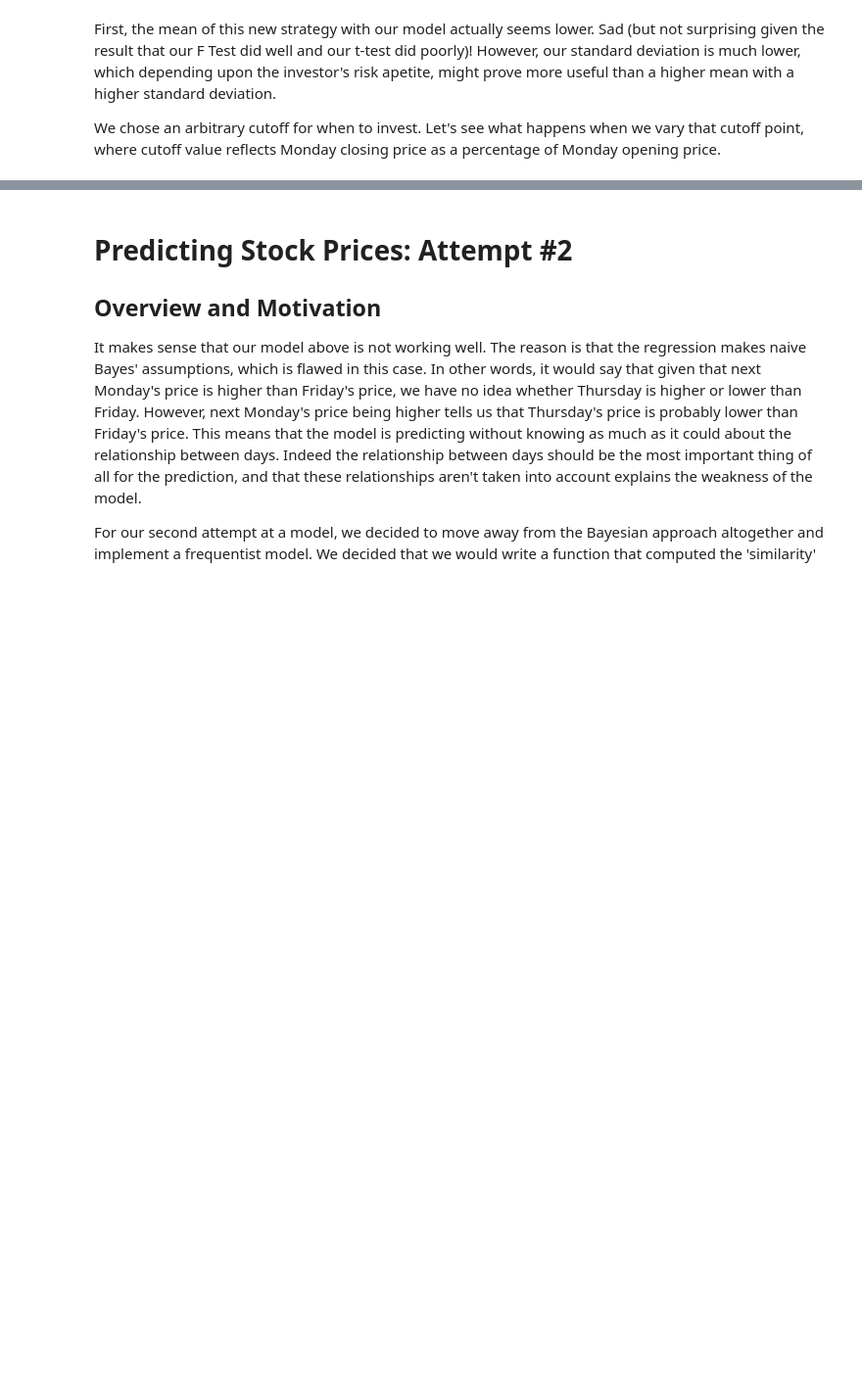
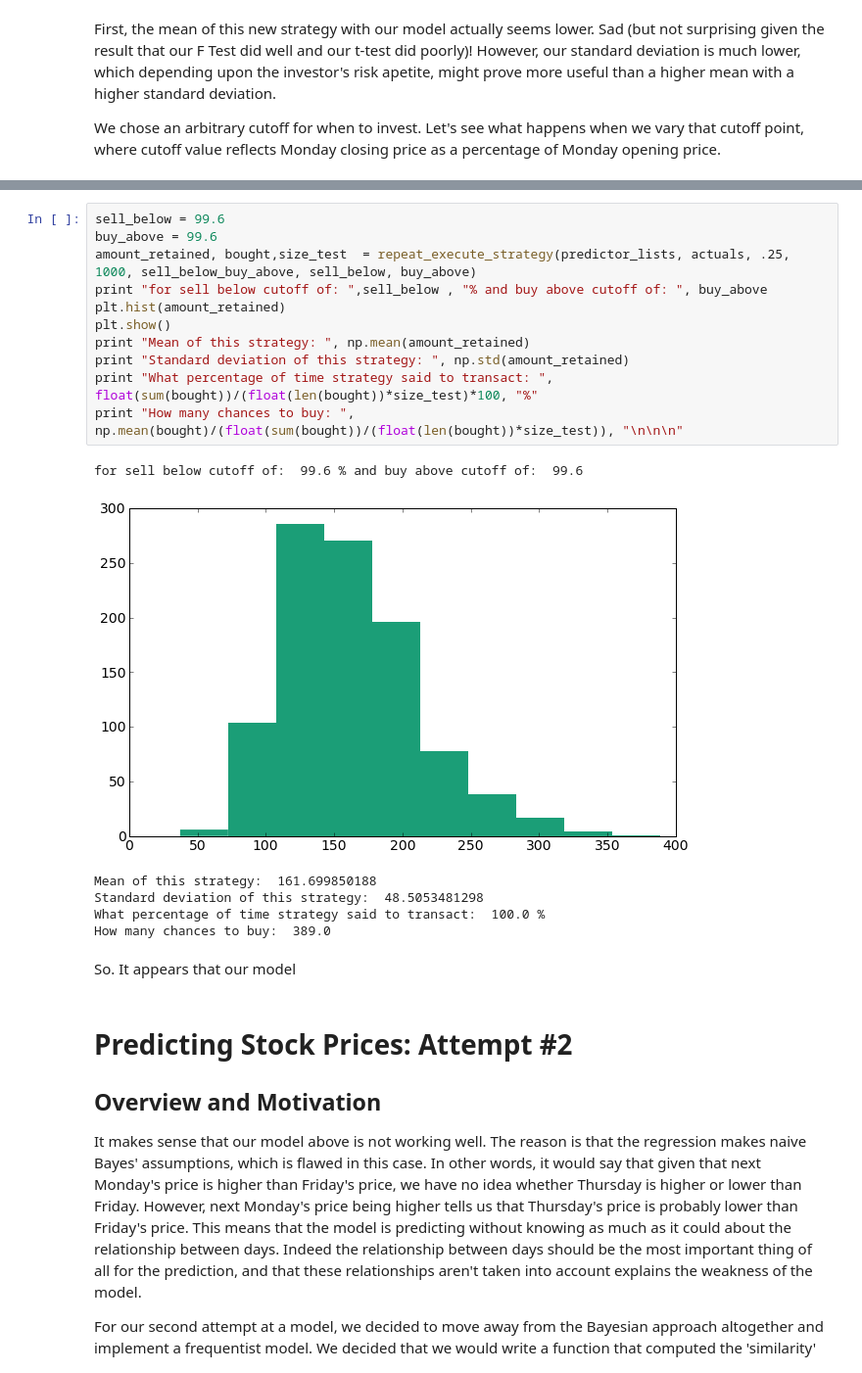
Before and after one commit to yuechen/SKY, a Jupyter notebook: PJNEW.ipynb, the cells around one changed output, grey strips where cells are left out. Shown at 98% size. Drawn from its saved outputs; the diff is of its cells as text; blank space fills up the shorter version.

```diff
--- a/PJNEW.ipynb
+++ b/PJNEW.ipynb
@@ -1816,3 +1959,23 @@ Once again, we see that as a trend, when the cutoff is lowered, the performance
+# %%
+sell_below = 99.6
+buy_above = 99.6
+amount_retained, bought,size_test  = repeat_execute_strategy(predictor_lists, actuals, .25, 1000, sell_below_buy_above, sell_below, buy_above)
+print "for sell below cutoff of: ",sell_below , "% and buy above cutoff of: ", buy_above
+plt.hist(amount_retained)
+plt.show()
+print "Mean of this strategy: ", np.mean(amount_retained)
+print "Standard deviation of this strategy: ", np.std(amount_retained)
+print "What percentage of time strategy said to transact: ", float(sum(bought))/(float(len(bought))*size_test)*100, "%"
+print "How many chances to buy: ", np.mean(bought)/(float(sum(bought))/(float(len(bought))*size_test)), "\n\n\n"
+# %% [output]
+for sell below cutoff of:  99.6 % and buy above cutoff of:  99.6
+[figure, added]
+Mean of this strategy:  161.699850188
+Standard deviation of this strategy:  48.5053481298
+What percentage of time strategy said to transact:  100.0 %
+How many chances to buy:  389.0
+# %% [markdown]
+So.  It appears that our model
 # %% [markdown]
 Predicting Stock Prices: Attempt #2
 ===================================
```
Also changed, not shown: parts of 31 cells of this notebook.
